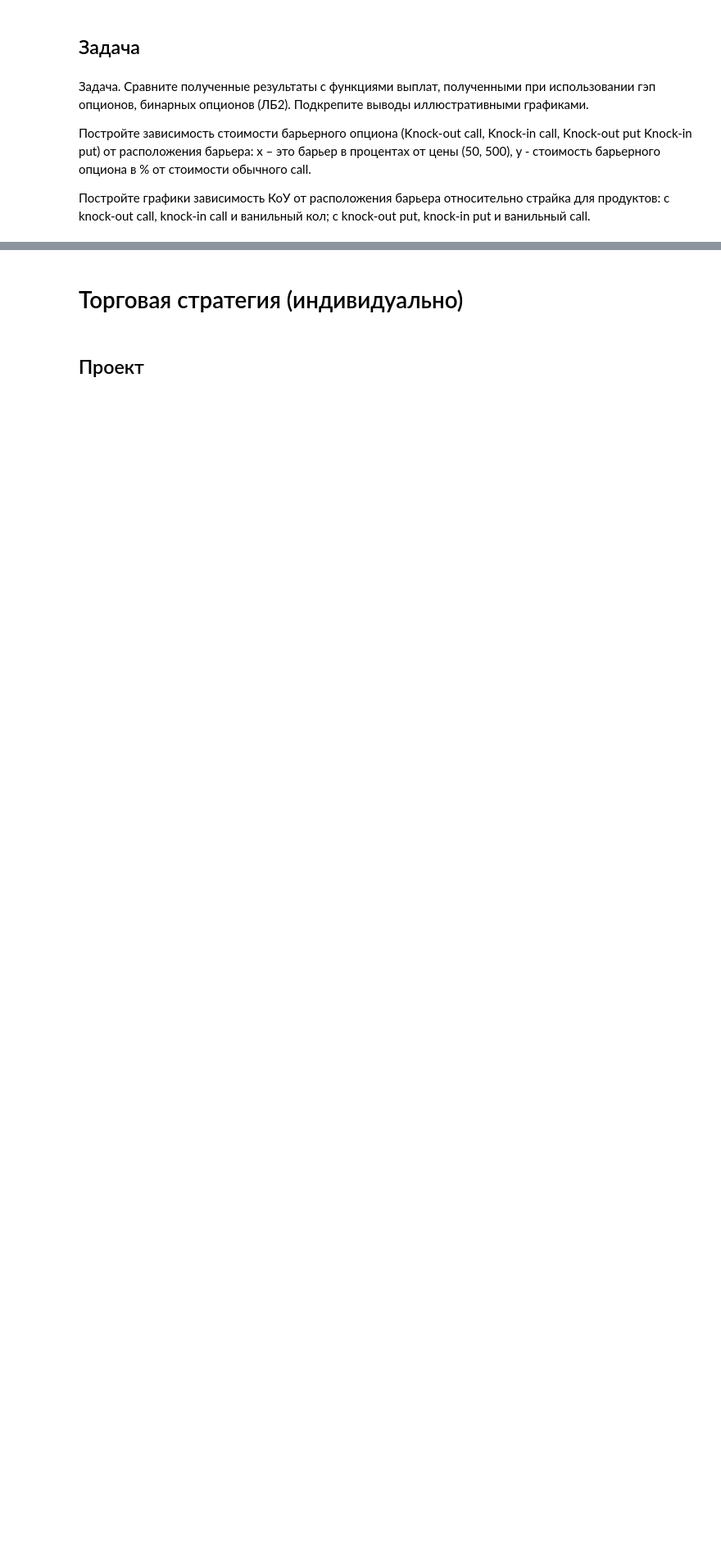
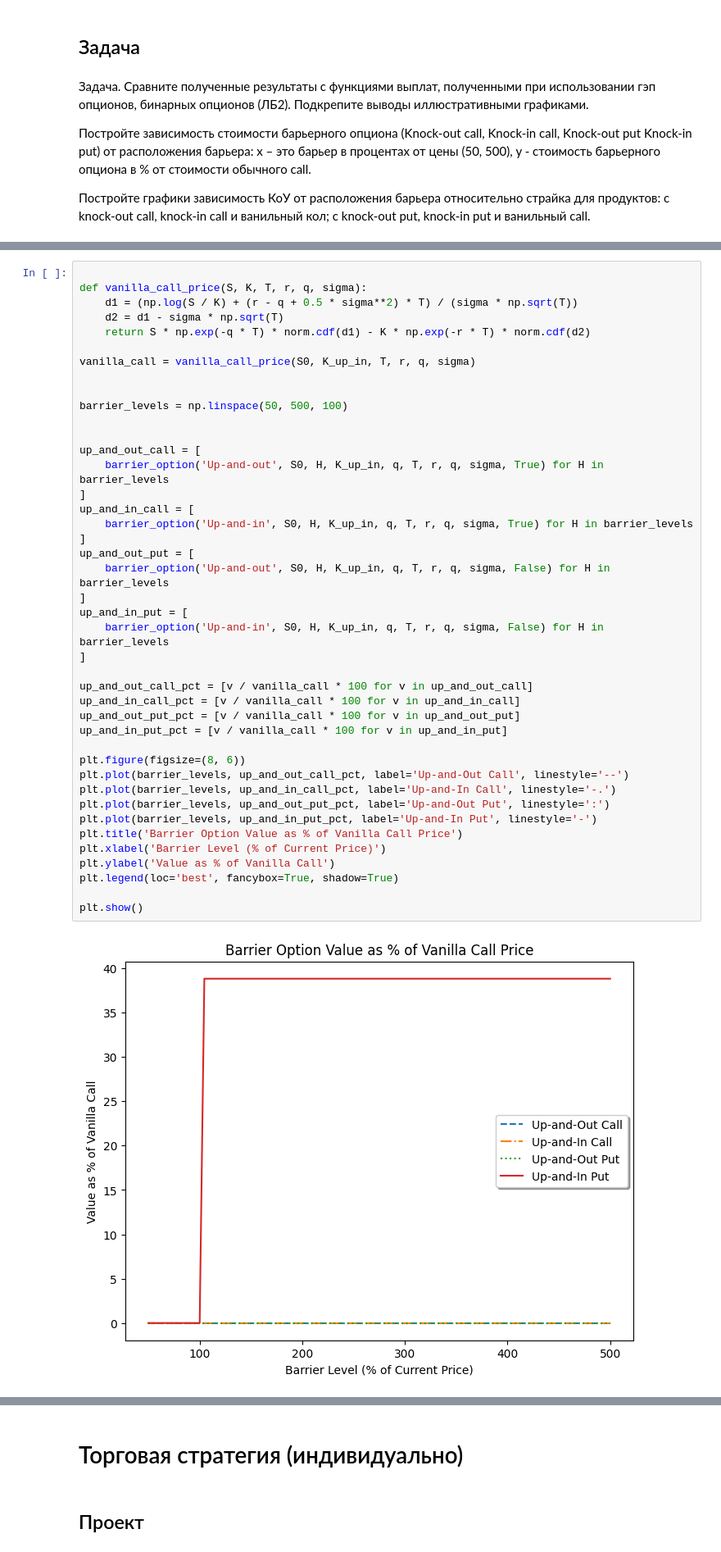
Before and after one commit to AstemirGongapshev/GSFP_2024, a Jupyter notebook: lab_2_GSFP/lab_2b_GSFP.ipynb, the cells around one changed output, grey strips where cells are left out. Shown at 82% size. Cells and saved outputs as stored; diff of their text form; blank space fills up the shorter version.

```diff
--- a/lab_2_GSFP/lab_2b_GSFP.ipynb
+++ b/lab_2_GSFP/lab_2b_GSFP.ipynb
@@ -428,0 +475,44 @@ plt.grid(True)
+# %%
+
+def vanilla_call_price(S, K, T, r, q, sigma):
+    d1 = (np.log(S / K) + (r - q + 0.5 * sigma**2) * T) / (sigma * np.sqrt(T))
+    d2 = d1 - sigma * np.sqrt(T)
+    return S * np.exp(-q * T) * norm.cdf(d1) - K * np.exp(-r * T) * norm.cdf(d2)
+
+vanilla_call = vanilla_call_price(S0, K_up_in, T, r, q, sigma)
+
+
+barrier_levels = np.linspace(50, 500, 100)
+
+
+up_and_out_call = [
+    barrier_option('Up-and-out', S0, H, K_up_in, q, T, r, q, sigma, True) for H in barrier_levels
+]
+up_and_in_call = [
+    barrier_option('Up-and-in', S0, H, K_up_in, q, T, r, q, sigma, True) for H in barrier_levels
+]
+up_and_out_put = [
+    barrier_option('Up-and-out', S0, H, K_up_in, q, T, r, q, sigma, False) for H in barrier_levels
+]
+up_and_in_put = [
+    barrier_option('Up-and-in', S0, H, K_up_in, q, T, r, q, sigma, False) for H in barrier_levels
+]
+
+up_and_out_call_pct = [v / vanilla_call * 100 for v in up_and_out_call]
+up_and_in_call_pct = [v / vanilla_call * 100 for v in up_and_in_call]
+up_and_out_put_pct = [v / vanilla_call * 100 for v in up_and_out_put]
+up_and_in_put_pct = [v / vanilla_call * 100 for v in up_and_in_put]
+
+plt.figure(figsize=(8, 6))
+plt.plot(barrier_levels, up_and_out_call_pct, label='Up-and-Out Call', linestyle='--')
+plt.plot(barrier_levels, up_and_in_call_pct, label='Up-and-In Call', linestyle='-.')
+plt.plot(barrier_levels, up_and_out_put_pct, label='Up-and-Out Put', linestyle=':')
+plt.plot(barrier_levels, up_and_in_put_pct, label='Up-and-In Put', linestyle='-')
+plt.title('Barrier Option Value as % of Vanilla Call Price')
+plt.xlabel('Barrier Level (% of Current Price)')
+plt.ylabel('Value as % of Vanilla Call')
+plt.legend(loc='best', fancybox=True, shadow=True)
+
+plt.show()
+# %% [output]
+[figure, added]
```
Also changed, not shown: parts of 6 cells of this notebook, 4 other files.
